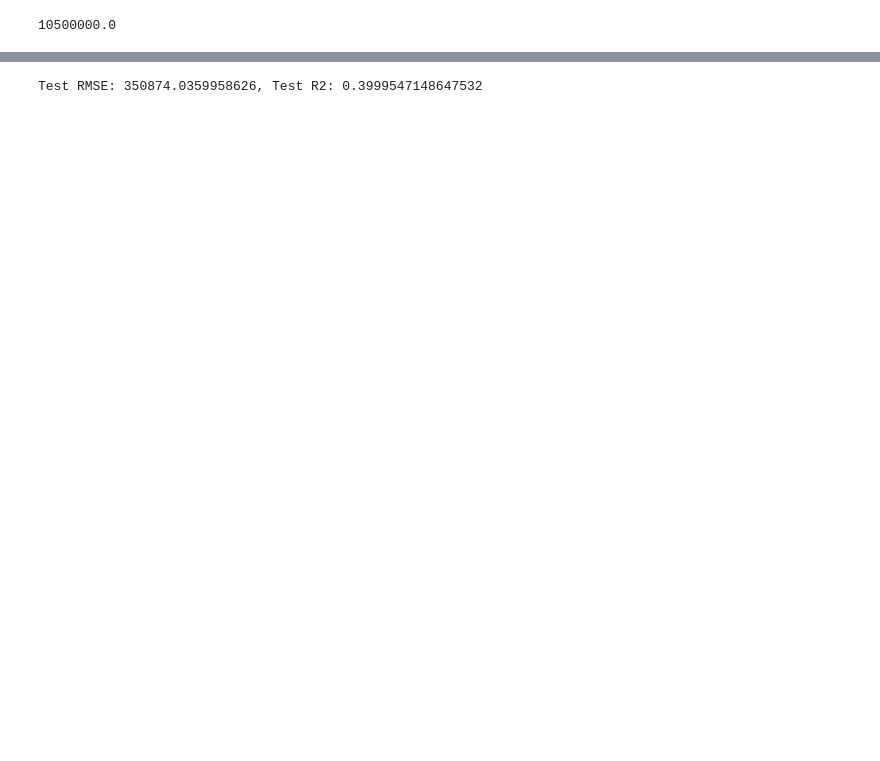
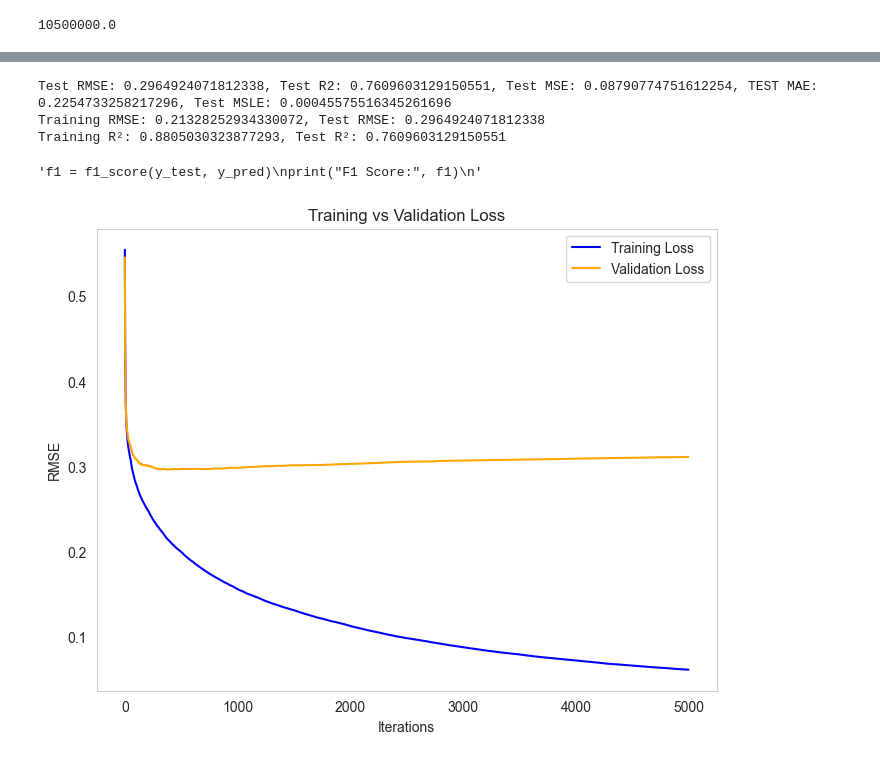
Before and after one commit to 2moonyo/regression, a Jupyter notebook: WIP.ipynb, the cells around one changed output, grey strips where cells are left out. Cells and saved outputs as stored; diff of their text form; code cells hidden in the pictures; blank space fills up the shorter version.

```diff
--- a/WIP.ipynb
+++ b/WIP.ipynb
@@ -712,14 +951,55 @@ MetricVisualizer(layout=Layout(align_self='stretch', height='500px'))
 # %%
-from sklearn.metrics import mean_squared_error, r2_score
+import sklearn
+from sklearn import metrics
+#from sklearn.metrics import mean_squared_error, mean_absolute_error, mean_absolute_percentage_error,mean_squared_log_error, r2_score, f1_score
 import numpy as np
 
 # Make predictions on the test set
 y_pred = model.predict(X_test)
 
 # Calculate metrics
+mse = mean_squared_error(y_test,y_pred)
 rmse = np.sqrt(mean_squared_error(y_test, y_pred))
+mae = metrics.mean_absolute_error(y_test, y_pred)
+msle = metrics.mean_squared_log_error(y_test, y_pred)
 r2 = r2_score(y_test, y_pred)
 
-print(f"Test RMSE: {rmse}, Test R2: {r2}")
+#Compare Training & Test data
+train_rmse = np.sqrt(mean_squared_error(y_train, y_train_pred))
+test_rmse = np.sqrt(mean_squared_error(y_test, y_pred))
+#R2 train & test comparission
+train_r2 = r2_score(y_train, y_train_pred)
+test_r2 = r2_score(y_test, y_pred)
+
+#Print Scores
+print(f"Test RMSE: {rmse}, Test R2: {r2}, Test MSE: {mse}, TEST MAE: {mae}, Test MSLE: {msle}")
+print(f"Training RMSE: {train_rmse}, Test RMSE: {test_rmse}")
+print(f"Training R²: {train_r2}, Test R²: {test_r2}")
+
+# F1 Score
+"""f1 = f1_score(y_test, y_pred)
+print("F1 Score:", f1)
+"""
 # %% [output]
-Test RMSE: 350874.0359958626, Test R2: 0.3999547148647532
+Test RMSE: 0.2964924071812338, Test R2: 0.7609603129150551, Test MSE: 0.08790774751612254, TEST MAE: 0.2254733258217296, Test MSLE: 0.00045575516345261696
+Training RMSE: 0.21328252934330072, Test RMSE: 0.2964924071812338
+Training R²: 0.8805030323877293, Test R²: 0.7609603129150551
+'f1 = f1_score(y_test, y_pred)\nprint("F1 Score:", f1)\n'
+# %%
+# Extract loss values
+loss = model.evals_result_
+train_loss = loss['learn']['RMSE']
+test_loss = loss['validation']['RMSE']
+
+# Plot training vs validation loss
+plt.figure(figsize=(8, 6))
+plt.plot(train_loss, label="Training Loss", color="blue")
+plt.plot(test_loss, label="Validation Loss", color="orange")
+plt.xlabel("Iterations")
+plt.ylabel("RMSE")
+plt.title("Training vs Validation Loss")
+plt.legend()
+plt.grid()
+plt.show()
+# %% [output]
+[figure, added]
```
Also changed, not shown: parts of 45 cells of this notebook, 9 other files.
